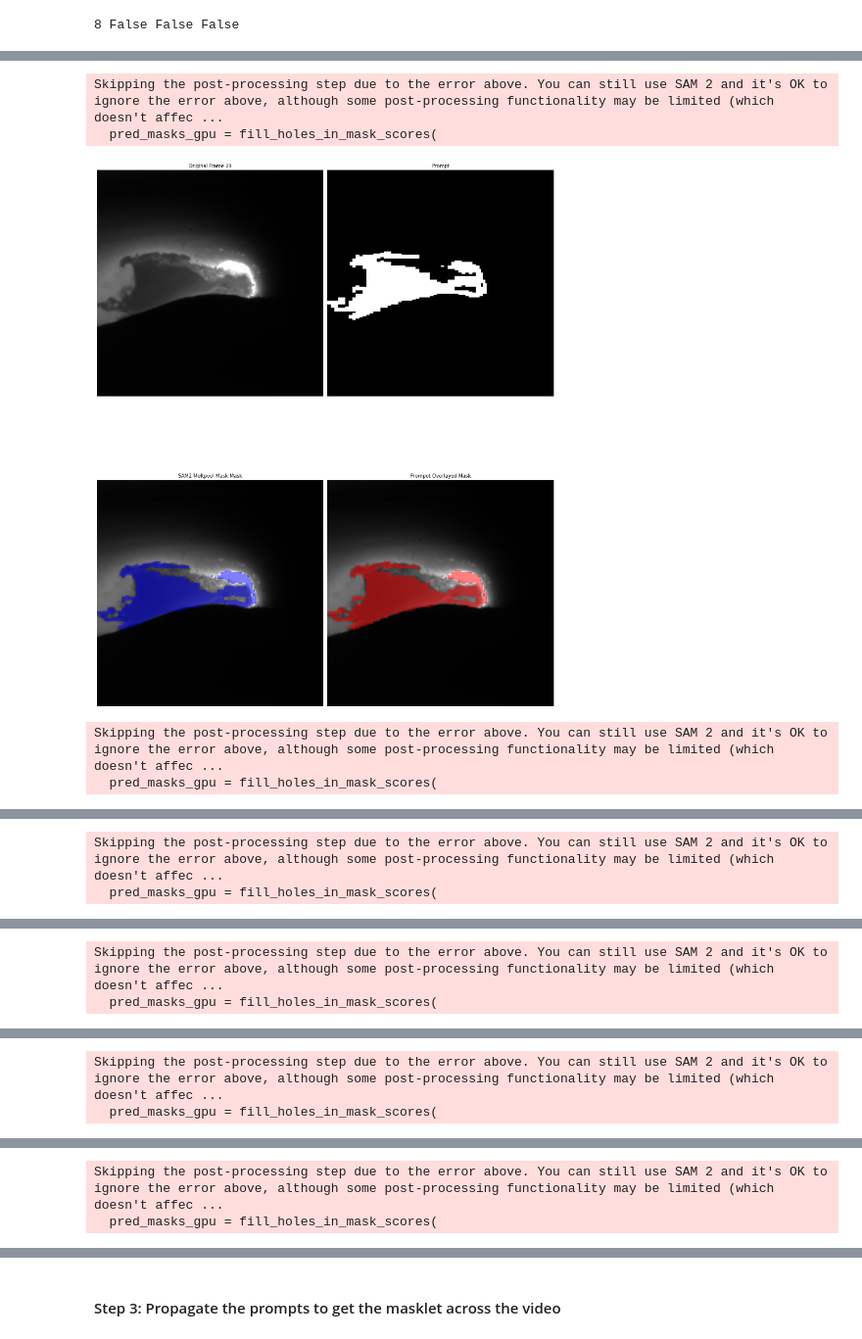
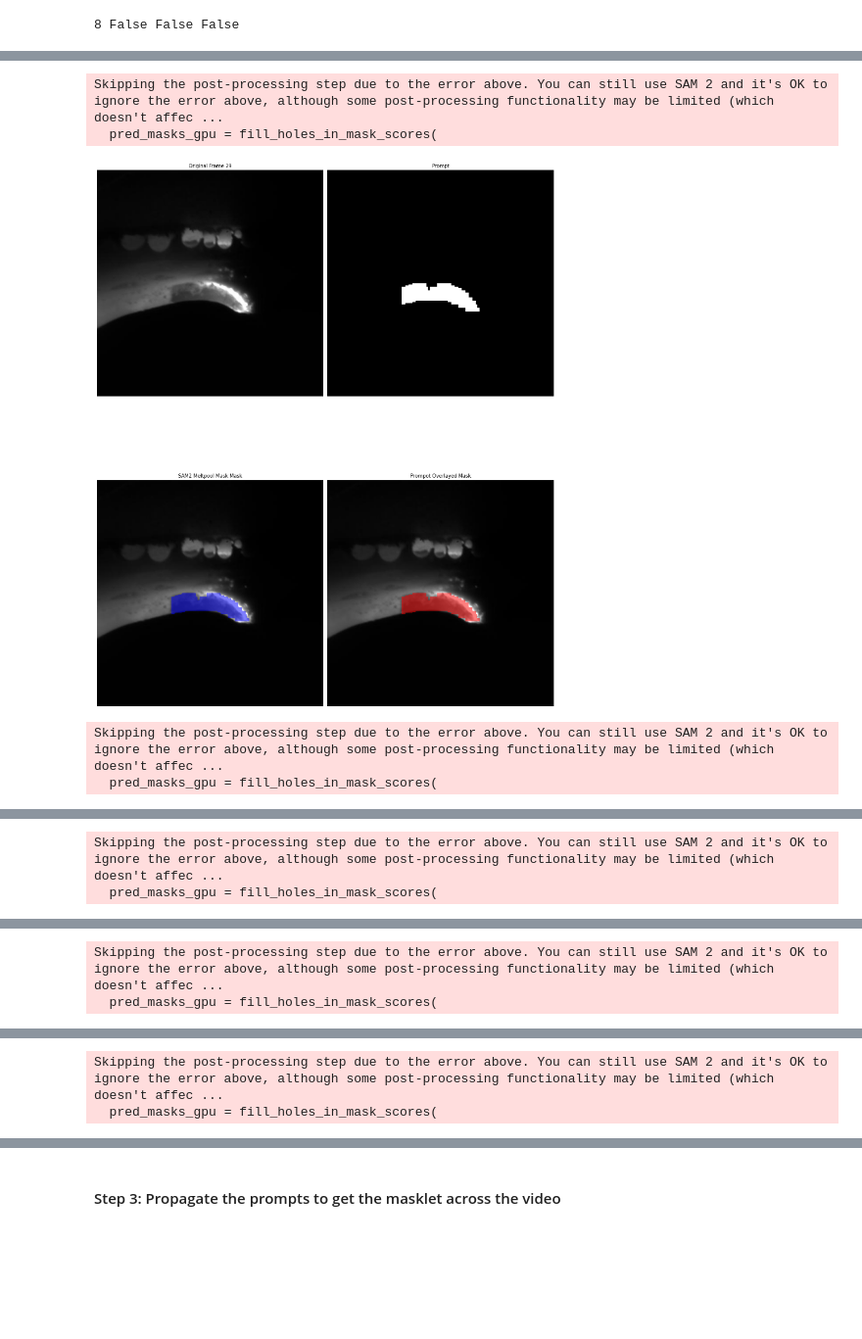
Before and after one commit to MoH-assan/segment-anything-2, a Jupyter notebook: notebooks/4.0_meltpool_predictor.ipynb, the cells around one changed output, grey strips where cells are left out. Shown at 98% size. Saved outputs shown, nothing was run; the diff lists cells and outputs as text; code cells hidden in the pictures; blank space fills up the shorter version.

Commit message:
Used Andrii Masks

```diff
--- a/notebooks/4.0_meltpool_predictor.ipynb
+++ b/notebooks/4.0_meltpool_predictor.ipynb
@@ -198,7 +189,7 @@ gt_masks
 # Load the image and masks
 ann_obj_id = 1  # give a unique id to each object we interact with (it can be any integers)
 
-for mask in gt_masks:
+for mask in gt_masks[:5]:
     mask_frame_array = np.array(Image.open(f"{sam_masks}/{mask}"))
     image = np.array(Image.open(f"{sam_raw}/{mask}"))
     mask_index = int(mask.split('.')[0])
@@ -220,33 +211,33 @@ for mask in gt_masks:
     axs[0, 1].set_title('Prompt')
     axs[0, 1].axis('off')
 
 
     axs[0, 0].imshow(image, cmap="gray")
     axs[0, 0].set_title(f"Original Frame {mask_index}")
     axs[0, 0].axis('off')
     axs[1, 0].imshow(image)
     single_color_cmap_blue = ListedColormap(['none', 'blue'])
     SAM2_Mask= (out_mask_logits[0] > 0.0).cpu().numpy().squeeze()
     axs[1, 0].imshow(SAM2_Mask, alpha=0.5,cmap=single_color_cmap_blue)
     axs[1, 0].set_title('SAM2 Meltpool Mask Mask')
     axs[1, 0].axis('off')
 
     # Overlay meltpool mask on the original image
     single_color_cmap_red = ListedColormap(['none', 'red'])
     axs[1, 1].imshow(image, cmap='gray')
     axs[1, 1].imshow(meltpool_mask, alpha=0.5,cmap=single_color_cmap_red)
     axs[1, 1].set_title('Prompot Overlayed Mask')
     axs[1, 1].axis('off')
 
 
 
     plt.tight_layout()
     plt.savefig(f"{sam_prompts}/all_masks_{mask}")
     plt.show()
     plt.close()
 # %% [output]
 Skipping the post-processing step due to the error above. You can still use SAM 2 and it's OK to ignore the error above, although some post-processing functionality may be limited (which doesn't affec ...
   pred_masks_gpu = fill_holes_in_mask_scores(
-[figure, old version]
+[figure, new version]
 Skipping the post-processing step due to the error above. You can still use SAM 2 and it's OK to ignore the error above, although some post-processing functionality may be limited (which doesn't affec ...
   pred_masks_gpu = fill_holes_in_mask_scores(
@@ -263,2 +253,0 @@ Skipping the post-processing step due to the error above. You can still use SAM
-Skipping the post-processing step due to the error above. You can still use SAM 2 and it's OK to ignore the error above, although some post-processing functionality may be limited (which doesn't affec ...
-  pred_masks_gpu = fill_holes_in_mask_scores(
```
Also changed, not shown: parts of 4 cells of this notebook, 1 other file.
